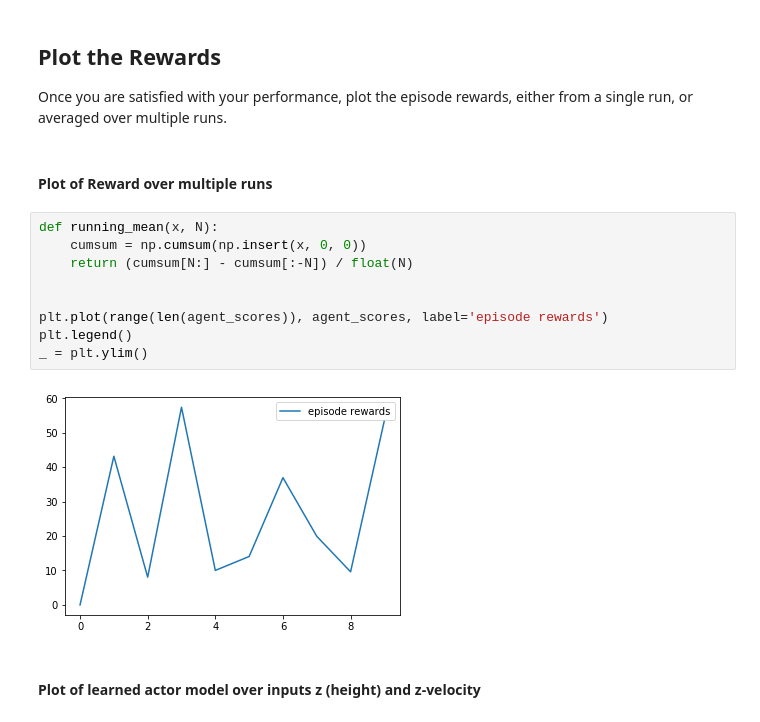
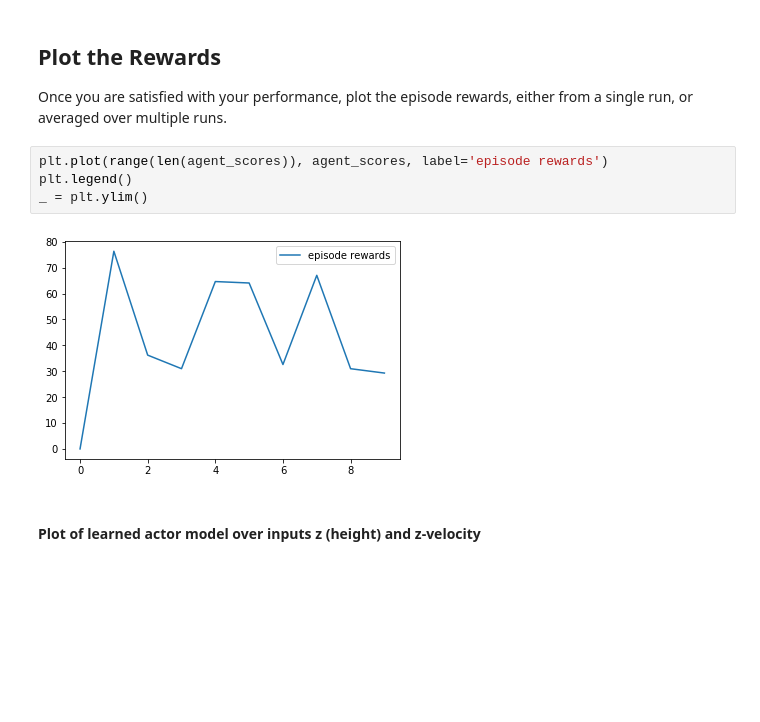
Before and after one commit to Steve--Hunter/RL-Quadcopter-2, a Jupyter notebook: Quadcopter_Project.ipynb, the cells around one changed output. Cells and saved outputs as stored; diff of their text form; blank space fills up the shorter version.

```diff
--- a/Quadcopter_Project.ipynb
+++ b/Quadcopter_Project.ipynb
@@ -270,19 +323,12 @@ Episode =   10, score =  53.576, ave_action = 403.234
 ## Plot the Rewards
 
 Once you are satisfied with your performance, plot the episode rewards, either from a single run, or averaged over multiple runs.
-# %% [markdown]
-#### Plot of Reward over multiple runs
 # %%
-def running_mean(x, N):
-    cumsum = np.cumsum(np.insert(x, 0, 0))
-    return (cumsum[N:] - cumsum[:-N]) / float(N)
-
-
 plt.plot(range(len(agent_scores)), agent_scores, label='episode rewards')
 plt.legend()
 _ = plt.ylim()
 # %% [output]
-[figure, old version]
+[figure, new version]
 # %% [markdown]
 #### Plot of learned actor model over inputs z (height) and z-velocity
 # %% [markdown]
```
Also changed, not shown: parts of 22 cells of this notebook, 5 other files.
